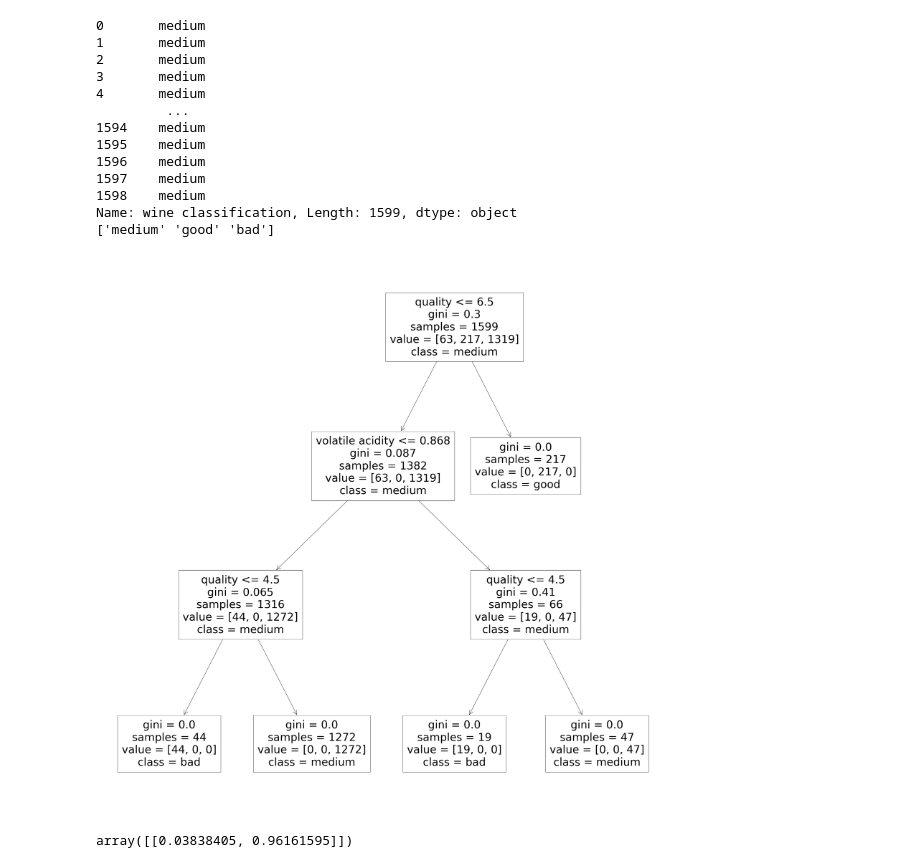
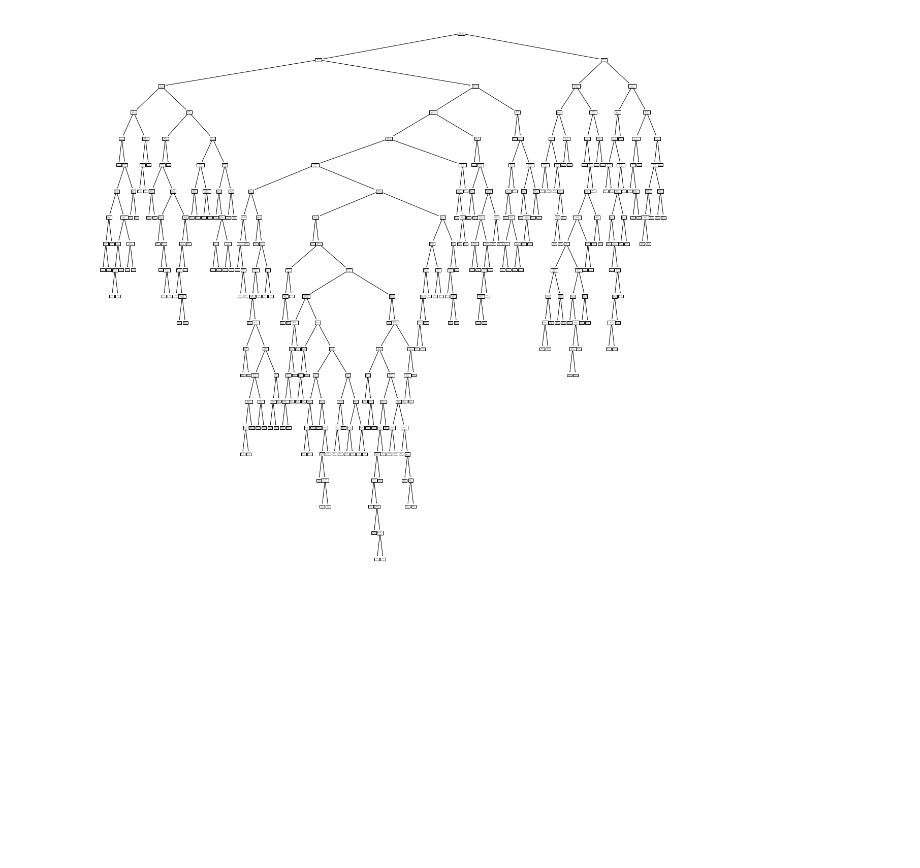
Before and after one commit to DiogoMendess/IAA-Project, a Jupyter notebook: IAA Final Project.ipynb, the cells around one changed output. Drawn from its saved outputs; the diff is of its cells as text; code cells hidden in the pictures; blank space fills up the shorter version.

Commit message:
kNN, MLPClassifier and fixes in Decision Tree

```diff
--- a/IAA Final Project.ipynb
+++ b/IAA Final Project.ipynb
@@ -74,62 +74,65 @@ def randomColors(n):
     print(colors)
     return colors
 
-def decisionTree(df, dataset, target):
+def decisionTree(df, X, target):
     y = df[target]          #Target Variable
-    clf = tree.DecisionTreeClassifier(splitter='best', max_features = 8, random_state = 10)
-    clf = clf.fit(dataset, y)
-    plt.figure(figsize=(40, 40))
-    print(df["wine classification"].unique())
+    clf = tree.DecisionTreeClassifier(splitter='best', max_features = 11, random_state = 1)
+    clf = clf.fit(X, y)
+    tree.export_graphviz(clf, out_file='tree.dot', feature_names=header[:-1], class_names=["bad","good","medium"])
+    plt.figure(figsize=(20, 20))
     tree.plot_tree(clf, feature_names=header, class_names=["bad","good","medium"])
+    #ainda só está a criar a arvore, falta por a fazer a classificação
+
+def ourMLPClassifier(df, X, target):
+    y = df[target]
+    X_train, X_test, y_train, y_test = sk.model_selection.train_test_split(X, y, stratify=y, random_state=1)
+    clf = sk.neural_network.MLPClassifier(random_state=1, max_iter=10000).fit(X_train, y_train)
+    # caso queiramos ver os resultados, dar return ao predict
+    clf.predict(X_test)
+    return clf.score(X_test, y_test)
+
+def knn(df, X, target):
+    knn = sk.neighbors.KNeighborsClassifier(n_neighbors=7)
+    y = df[target]
+    X_train, X_test, y_train, y_test = sk.model_selection.train_test_split(X, y, stratify=y, random_state=1)
+    knn.fit(X_train, y_train)
+
+    #Predict the response for test dataset
+
+    y_pred= knn.predict(X_test)
+    print("Accuracy:",sk.metrics.accuracy_score(y_test, y_pred))
 # %%
 dataset, header = loadFile("./winequality-red.csv")
 header[11] = header[11].strip('\n')
 #redMissing = removeValues(dataset, 0.1)
 #redMissing = handleMissingValues(redMissing)
 
 '''red1 = applyNormalization(dataset, 'l1')
 print(red1)
 red2 = applyNormalization(red, 'l2')
 print(red2)
 red3 = applyNormalization(red, 'max')
 print(red3)
 
 
 
 redRed = applyDataReduction(red)
 print(redRed)
 
 redDisc = applyDiscretization(dataset)
 '''
 df = pd.DataFrame(dataset, columns = header)
 df["wine classification"] =  ["good" if i >= 7 else ("bad" if i < 5 else "medium") for i in df['quality']]
-print(df["wine classification"])
+
+X = df.drop("wine classification", axis=1)
+X = X.drop("quality", axis=1)
 
 #plotAllPearson(dataset, header)
-decisionTree(df, dataset, "wine classification")
+
+decisionTree(df, X, "wine classification")
+
+#ourMLPClassifier(df, X, "wine classification")
+
+#knn(df, X, "wine classification")
 # %% [output]
-0       medium
-1       medium
-2       medium
-3       medium
-4       medium
-         ...
-1594    medium
-1595    medium
-1596    medium
-1597    medium
-1598    medium
-Name: wine classification, Length: 1599, dtype: object
-['medium' 'good' 'bad']
-[figure, old version]
+[figure, new version]
-# %%
-from sklearn.neural_network import MLPClassifier
-from sklearn.datasets import make_classification
-from sklearn.model_selection import train_test_split
-X, y = make_classification(n_samples=100, random_state=1)
-X_train, X_test, y_train, y_test = train_test_split(X, y, stratify=y,
-                                                    random_state=1)
-clf = MLPClassifier(random_state=1, max_iter=300).fit(X_train, y_train)
-clf.predict_proba(X_test[:1])
-# %% [output]
-array([[0.03838405, 0.96161595]])
```
